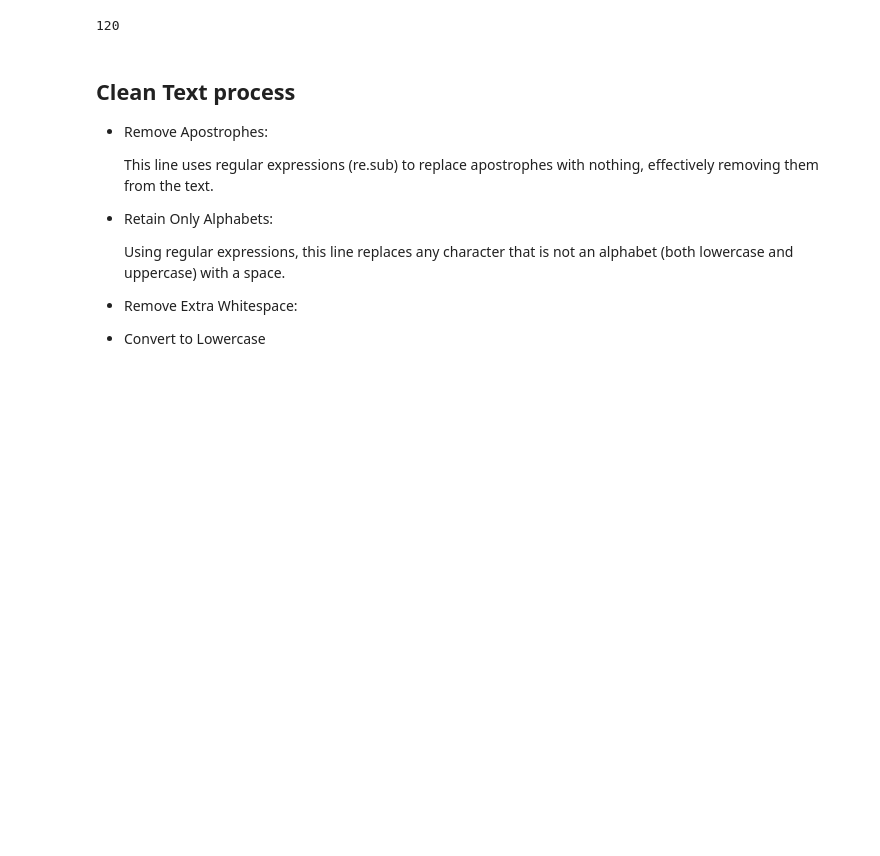
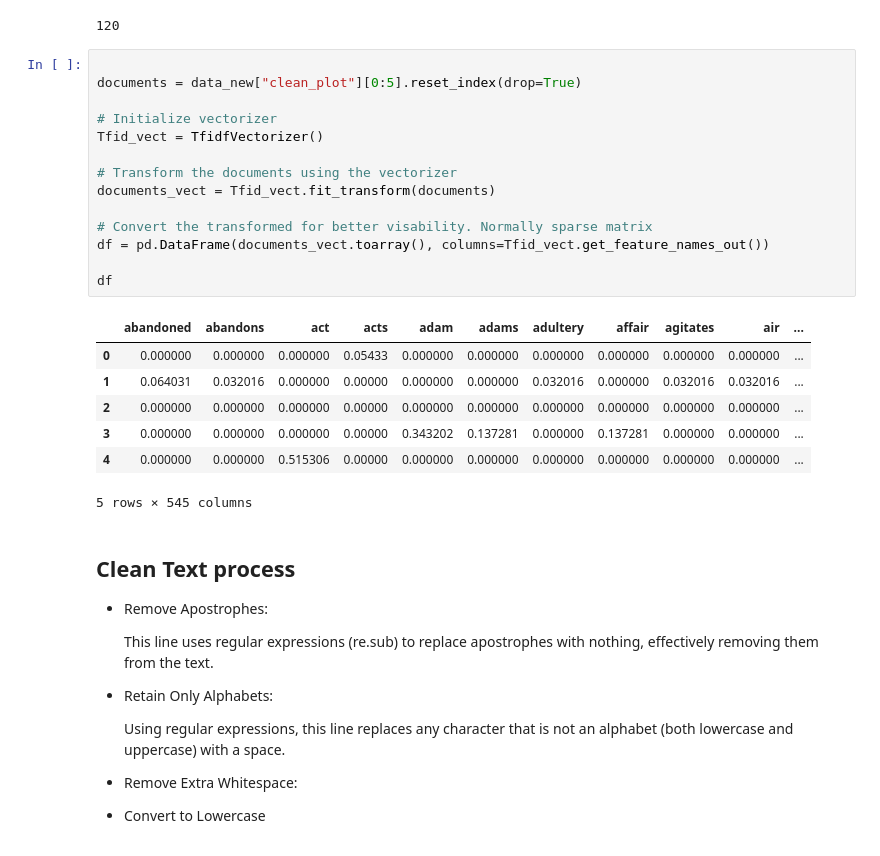
Before and after one commit to MatthiasRemta/NLP_Project, a Jupyter notebook: Classification_try_2.ipynb, the cells around one changed output. Cells and saved outputs as stored; diff of their text form; blank space fills up the shorter version.

```diff
--- a/Classification_try_2.ipynb
+++ b/Classification_try_2.ipynb
@@ -146,6 +146,28 @@ unique_genre = list(set(genre_list))
 len(unique_genre)
 # %% [output]
 120
+# %%
+
+documents = data_new["clean_plot"][0:5].reset_index(drop=True)
+
+# Initialize vectorizer
+Tfid_vect = TfidfVectorizer()
+
+# Transform the documents using the vectorizer
+documents_vect = Tfid_vect.fit_transform(documents)
+
+# Convert the transformed for better visability. Normally sparse matrix
+df = pd.DataFrame(documents_vect.toarray(), columns=Tfid_vect.get_feature_names_out())
+
+df
+# %% [output]
+|  | abandoned | abandons | act | acts | adam | adams | adultery | affair | agitates | air | ... |
+| 0 | 0.000000 | 0.000000 | 0.000000 | 0.05433 | 0.000000 | 0.000000 | 0.000000 | 0.000000 | 0.000000 | 0.000000 | ... |
+| 1 | 0.064031 | 0.032016 | 0.000000 | 0.00000 | 0.000000 | 0.000000 | 0.032016 | 0.000000 | 0.032016 | 0.032016 | ... |
+| 2 | 0.000000 | 0.000000 | 0.000000 | 0.00000 | 0.000000 | 0.000000 | 0.000000 | 0.000000 | 0.000000 | 0.000000 | ... |
+| 3 | 0.000000 | 0.000000 | 0.000000 | 0.00000 | 0.343202 | 0.137281 | 0.000000 | 0.137281 | 0.000000 | 0.000000 | ... |
+| 4 | 0.000000 | 0.000000 | 0.515306 | 0.00000 | 0.000000 | 0.000000 | 0.000000 | 0.000000 | 0.000000 | 0.000000 | ... |
+5 rows × 545 columns
 # %% [markdown]
 ## Clean Text process
 
```
Also changed, not shown: parts of 2 cells of this notebook.
